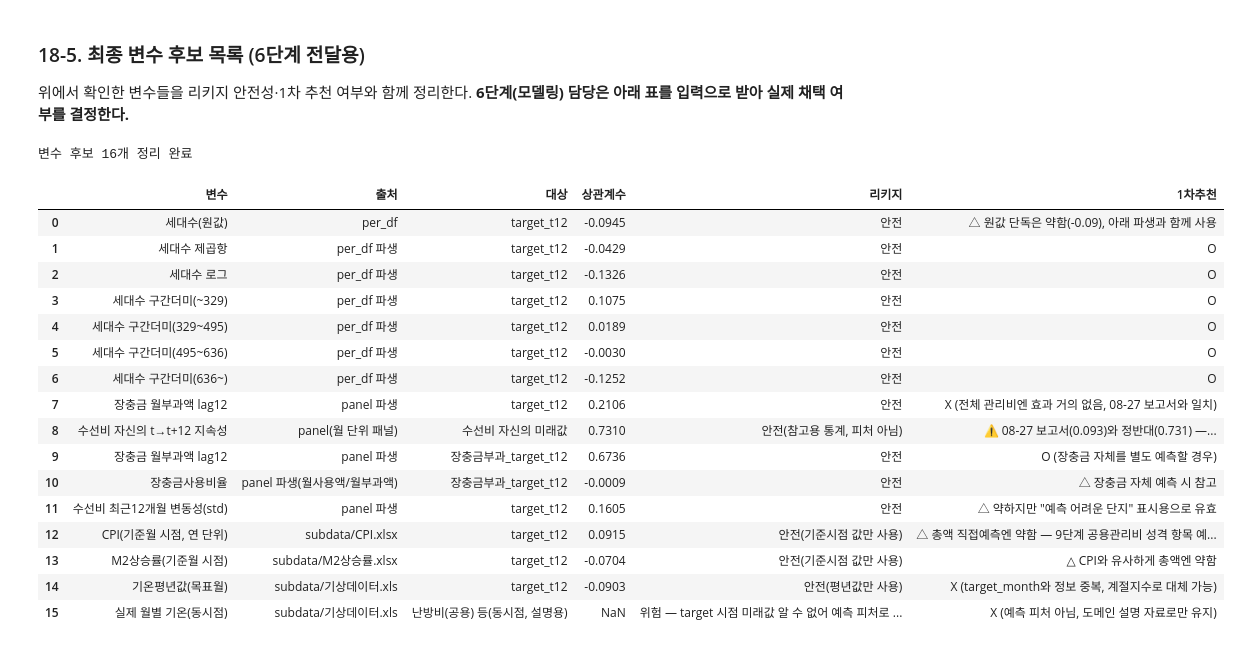
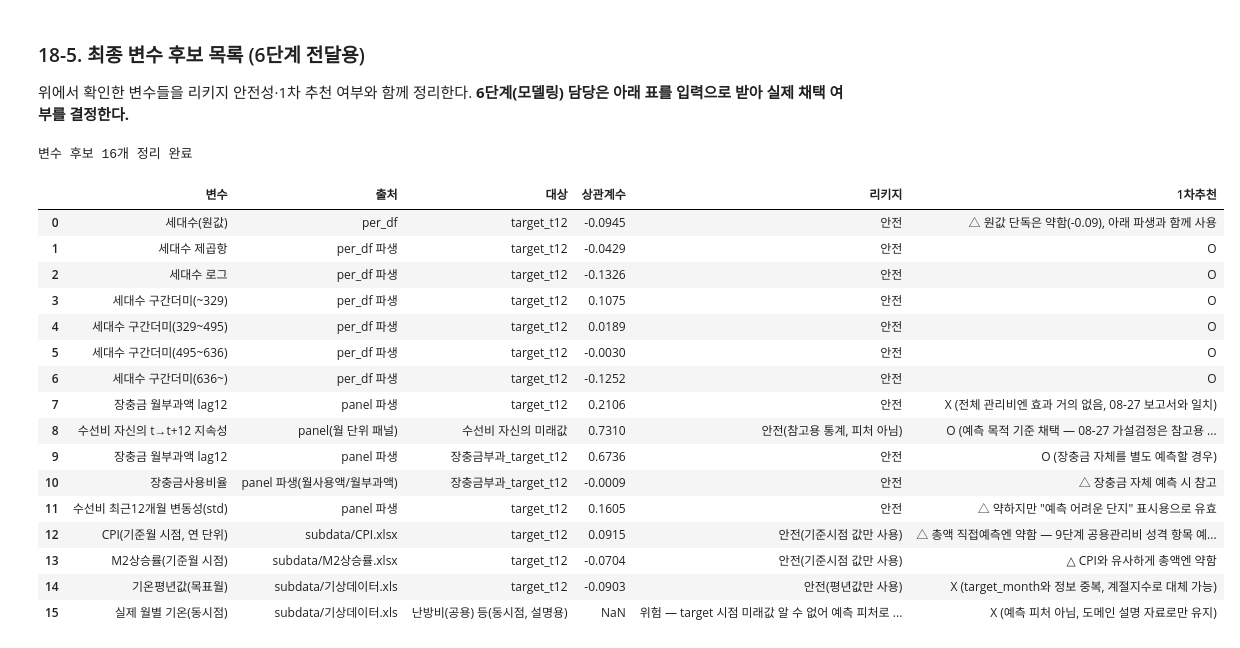
Before and after one commit to roh-git/mlapt_project, a Jupyter notebook: main_analysis.ipynb, the cells around one changed output. Drawn from its saved outputs; the diff is of its cells as text; code cells hidden in the pictures.

```diff
--- a/main_analysis.ipynb
+++ b/main_analysis.ipynb
@@ -1970,7 +1970,7 @@ candidate_summary = pd.DataFrame([
     {'변수': '수선비 자신의 t→t+12 지속성', '출처': 'panel(월 단위 패널)', '대상': '수선비 자신의 미래값',
      '상관계수': event_rows[0]['현재→12개월뒤 순위상관'],
      '리키지': '안전(참고용 통계, 피처 아님)',
-     '1차추천': '⚠️ 08-27 보고서(0.093)와 정반대(0.731) — 방법론 차이 재확인 필요, 확정 전까지 보류'},
+     '1차추천': 'O (예측 목적 기준 채택 — 08-27 가설검정은 참고용 배경자료일 뿐 채택 기준이 아님)'},
     {'변수': '장충금 월부과액 lag12', '출처': 'panel 파생', '대상': '장충금부과_target_t12',
      '상관계수': jch_own[['장충금 월부과액_perm2_lag12', '장충금부과_target_t12']].corr().iloc[0, 1],
      '리키지': '안전', '1차추천': 'O (장충금 자체를 별도 예측할 경우)'},
@@ -1980,34 +1980,34 @@ candidate_summary = pd.DataFrame([
     {'변수': '수선비 최근12개월 변동성(std)', '출처': 'panel 파생', '대상': 'target_t12',
      '상관계수': train_pairs[['수선비_perm2_roll12std', 'target_t12']].corr().iloc[0, 1],
      '리키지': '안전', '1차추천': '△ 약하지만 "예측 어려운 단지" 표시용으로 유효'},
     {'변수': 'CPI(기준월 시점, 연 단위)', '출처': 'subdata/CPI.xlsx', '대상': 'target_t12',
      '상관계수': train_pairs[['cpi_origin', 'target_t12']].corr().iloc[0, 1],
      '리키지': '안전(기준시점 값만 사용)', '1차추천': '△ 총액 직접예측엔 약함 — 9단계 공용관리비 성격 항목 예측에서 재검토'},
     {'변수': 'M2상승률(기준월 시점)', '출처': 'subdata/M2상승률.xlsx', '대상': 'target_t12',
      '상관계수': train_pairs[['m2_origin', 'target_t12']].corr().iloc[0, 1],
      '리키지': '안전(기준시점 값만 사용)', '1차추천': '△ CPI와 유사하게 총액엔 약함'},
     {'변수': '기온평년값(목표월)', '출처': 'subdata/기상데이터.xls', '대상': 'target_t12',
      '상관계수': train_pairs[['기온평년값', 'target_t12']].corr().iloc[0, 1],
      '리키지': '안전(평년값만 사용)', '1차추천': 'X (target_month와 정보 중복, 계절지수로 대체 가능)'},
     {'변수': '실제 월별 기온(동시점)', '출처': 'subdata/기상데이터.xls', '대상': '난방비(공용) 등(동시점, 설명용)',
      '상관계수': np.nan, '리키지': '위험 — target 시점 미래값 알 수 없어 예측 피처로 사용 금지',
      '1차추천': 'X (예측 피처 아님, 도메인 설명 자료로만 유지)'},
 ])
 candidate_summary['상관계수'] = candidate_summary['상관계수'].round(4)
 print(f"변수 후보 {len(candidate_summary)}개 정리 완료")
 candidate_summary
 # %% [output]
 변수 후보 16개 정리 완료
 |  | 변수 | 출처 | 대상 | 상관계수 | 리키지 | 1차추천 |
 | 0 | 세대수(원값) | per_df | target_t12 | -0.0945 | 안전 | △ 원값 단독은 약함(-0.09), 아래 파생과 함께 사용 |
 | 1 | 세대수 제곱항 | per_df 파생 | target_t12 | -0.0429 | 안전 | O |
 | 2 | 세대수 로그 | per_df 파생 | target_t12 | -0.1326 | 안전 | O |
 | 3 | 세대수 구간더미(~329) | per_df 파생 | target_t12 | 0.1075 | 안전 | O |
 | 4 | 세대수 구간더미(329~495) | per_df 파생 | target_t12 | 0.0189 | 안전 | O |
 | 5 | 세대수 구간더미(495~636) | per_df 파생 | target_t12 | -0.0030 | 안전 | O |
 | 6 | 세대수 구간더미(636~) | per_df 파생 | target_t12 | -0.1252 | 안전 | O |
 | 7 | 장충금 월부과액 lag12 | panel 파생 | target_t12 | 0.2106 | 안전 | X (전체 관리비엔 효과 거의 없음, 08-27 보고서와 일치) |
-| 8 | 수선비 자신의 t→t+12 지속성 | panel(월 단위 패널) | 수선비 자신의 미래값 | 0.7310 | 안전(참고용 통계, 피처 아님) | ⚠️ 08-27 보고서(0.093)와 정반대(0.731) —... |
+| 8 | 수선비 자신의 t→t+12 지속성 | panel(월 단위 패널) | 수선비 자신의 미래값 | 0.7310 | 안전(참고용 통계, 피처 아님) | O (예측 목적 기준 채택 — 08-27 가설검정은 참고용 ... |
 | 9 | 장충금 월부과액 lag12 | panel 파생 | 장충금부과_target_t12 | 0.6736 | 안전 | O (장충금 자체를 별도 예측할 경우) |
 | 10 | 장충금사용비율 | panel 파생(월사용액/월부과액) | 장충금부과_target_t12 | -0.0009 | 안전 | △ 장충금 자체 예측 시 참고 |
 | 11 | 수선비 최근12개월 변동성(std) | panel 파생 | target_t12 | 0.1605 | 안전 | △ 약하지만 "예측 어려운 단지" 표시용으로 유효 |
```
Also changed, not shown: parts of 1 cell of this notebook.
